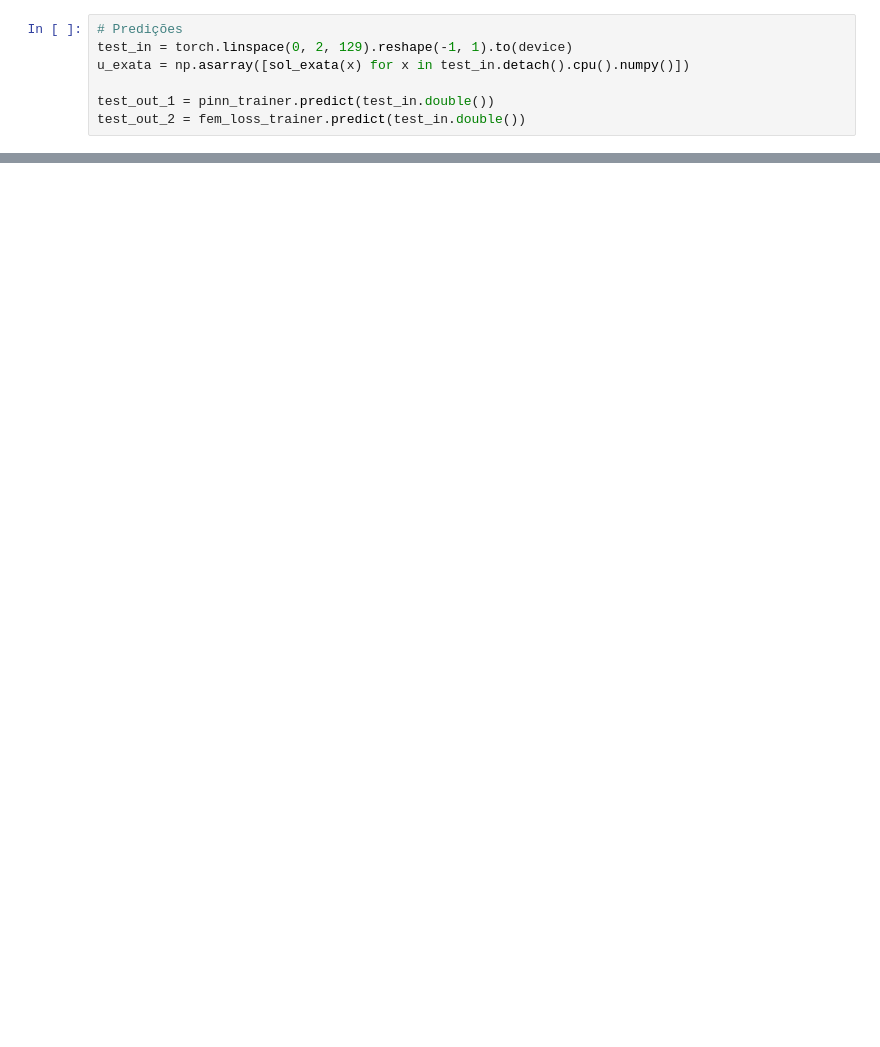
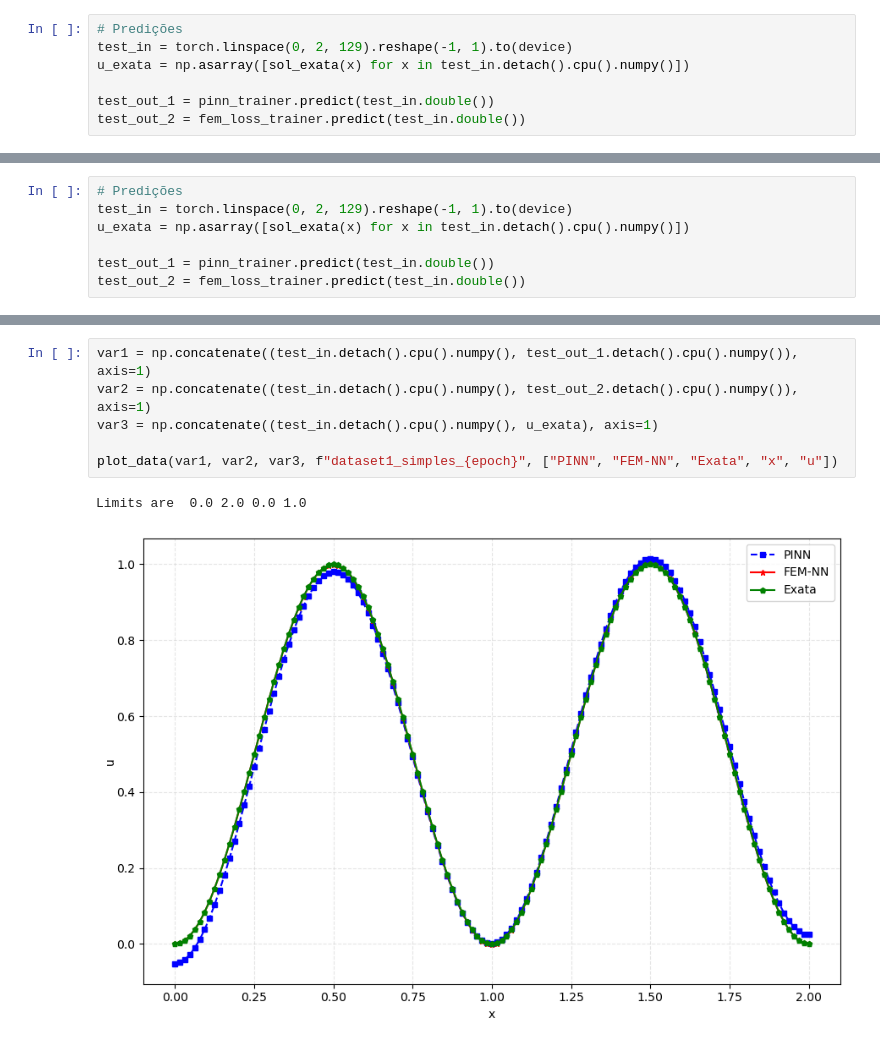
Before and after one commit to yapeansa/reconhecimento_de_padroes, a Jupyter notebook: fem_nn.ipynb, the cells around one changed output, grey strips where cells are left out. Drawn from its saved outputs; the diff is of its cells as text; blank space fills up the shorter version.

```diff
--- a/fem_nn.ipynb
+++ b/fem_nn.ipynb
@@ -353,0 +500,7 @@ Limits are  0.0 2.0 -0.4761905 0.4761905
+# %%
+# Predições
+test_in = torch.linspace(0, 2, 129).reshape(-1, 1).to(device)
+u_exata = np.asarray([sol_exata(x) for x in test_in.detach().cpu().numpy()])
+
+test_out_1 = pinn_trainer.predict(test_in.double())
+test_out_2 = fem_loss_trainer.predict(test_in.double())
@@ -353,0 +534,9 @@ Limits are  0.0 2.0 -0.4761905 0.4761905
+# %%
+var1 = np.concatenate((test_in.detach().cpu().numpy(), test_out_1.detach().cpu().numpy()), axis=1)
+var2 = np.concatenate((test_in.detach().cpu().numpy(), test_out_2.detach().cpu().numpy()), axis=1)
+var3 = np.concatenate((test_in.detach().cpu().numpy(), u_exata), axis=1)
+
+plot_data(var1, var2, var3, f"dataset1_simples_{epoch}", ["PINN", "FEM-NN", "Exata", "x", "u"])
+# %% [output]
+Limits are  0.0 2.0 0.0 1.0
+[figure, added]
```
Also changed, not shown: parts of 26 cells of this notebook, 2 other files.
